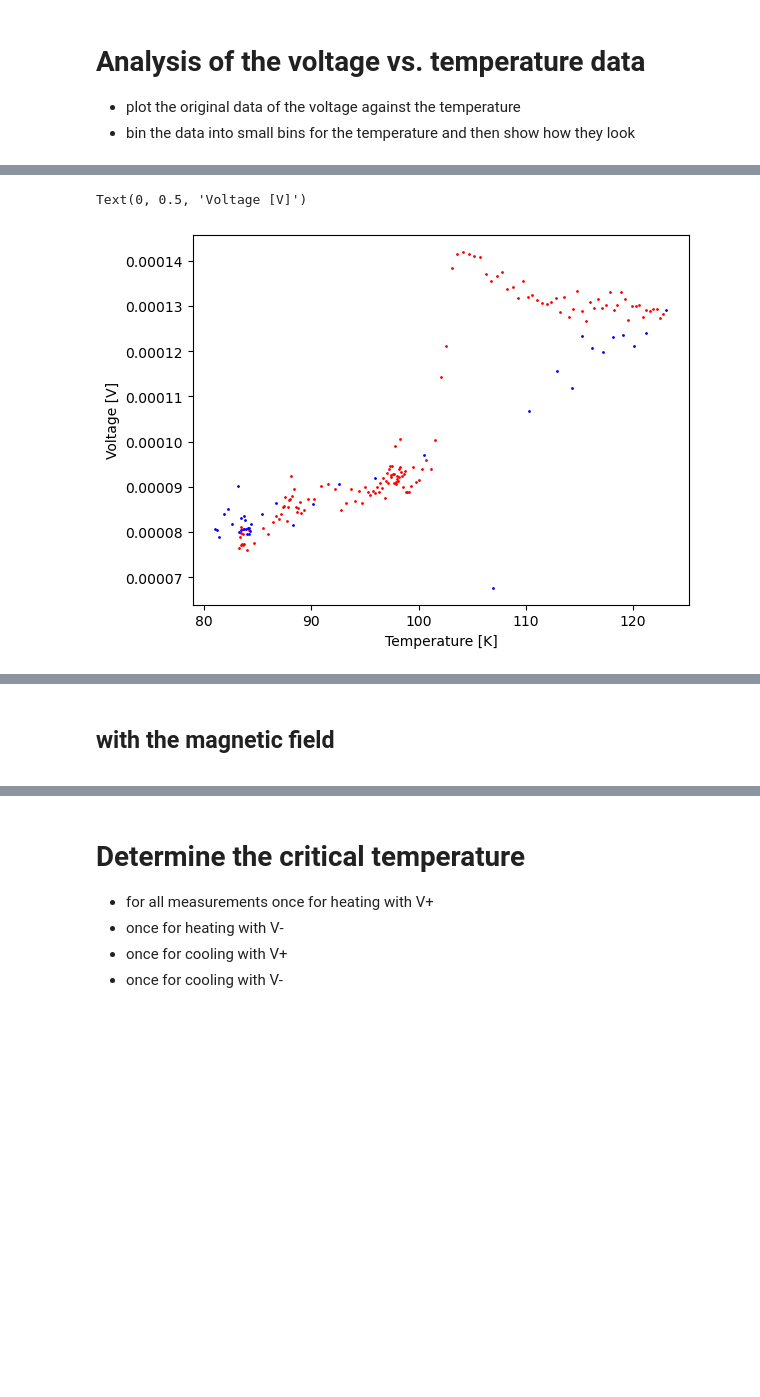
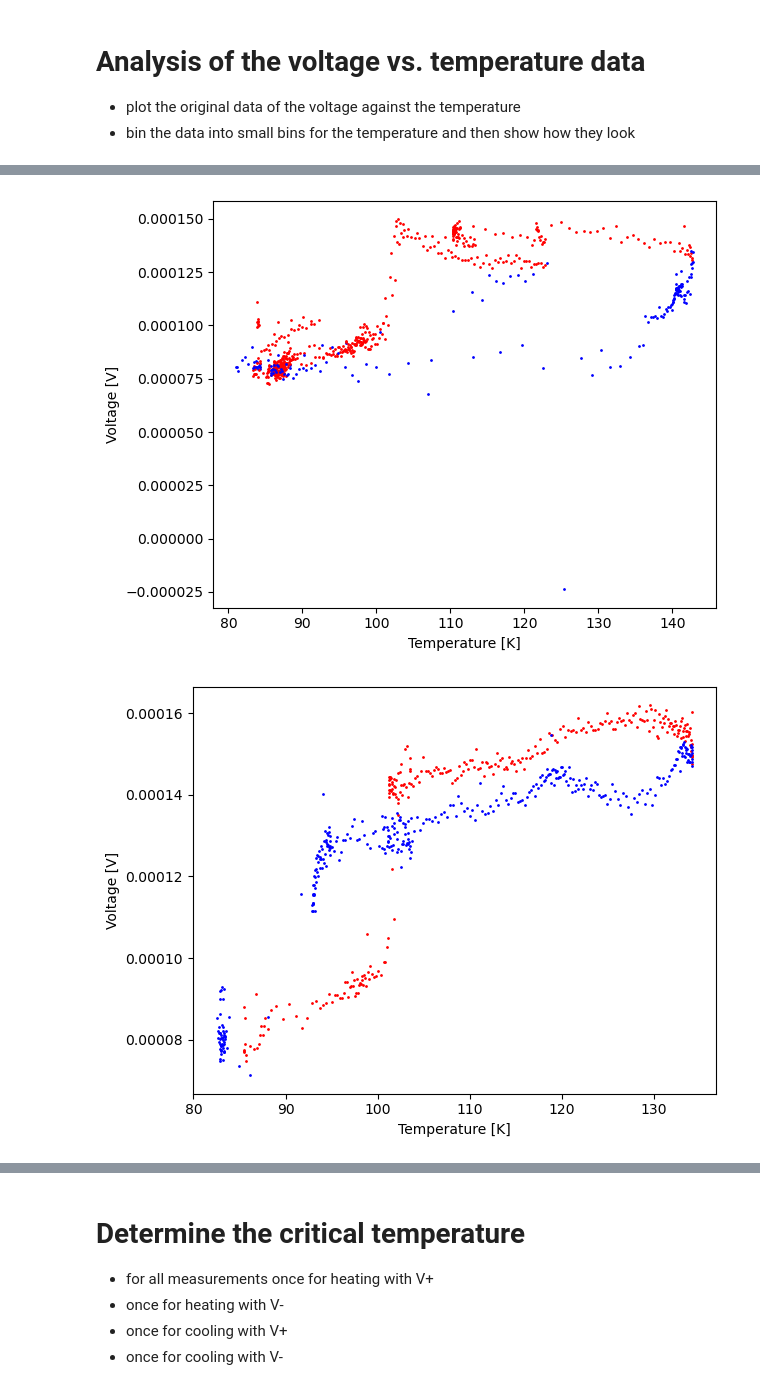
Before and after one commit to JanZur/Solid_state_physics_lab, a Jupyter notebook: solidstates_lab.ipynb, the cells around one changed output, grey strips where cells are left out. Saved outputs shown, nothing was run; the diff lists cells and outputs as text; code cells hidden in the pictures; blank space fills up the shorter version.

```diff
--- a/solidstates_lab.ipynb
+++ b/solidstates_lab.ipynb
@@ -253,37 +253,51 @@ for data in [cooling_data_01, cooling_data_02, cooling_data_03, cooling_data_04,
 #red denotes heating and blue cooling
 plt.scatter(heating_data_01[:,5], heating_data_01[:,2], s = 1, color = 'red')
 plt.scatter(cooling_data_01[:,5], cooling_data_01[:,2], s = 1, color = 'blue')
-
-#fit some function to the data to get the critical temperature
-#fit the data with a polynomial
-#fit the heating data
-heating_data_01_sorted = heating_data_01[heating_data_01[:,5].argsort()]
-#create a polynomial of degree 3
-p = np.polyfit(heating_data_01_sorted[:,5], heating_data_01_sorted[:,2], 10)
-#plot the fit
-plt.plot(heating_data_01_sorted[:,5], np.polyval(p, heating_data_01_sorted[:,5]), color = 'red')
-
-#fit the cooling data
-cooling_data_01_sorted = cooling_data_01[cooling_data_01[:,5].argsort()]
-#create a polynomial of degree 3
-p = np.polyfit(cooling_data_01_sorted[:,5], cooling_data_01_sorted[:,2], 10)
-#plot the fit
-plt.plot(cooling_data_01_sorted[:,5], np.polyval(p, cooling_data_01_sorted[:,5]), color = 'blue')
-
-
-
 plt.xlabel('Temperature [K]')
 plt.ylabel('Voltage [V]')
+plt.tight_layout()
+plt.savefig('heating_cooling_curve_01_Vplus.png')
 plt.show()
 
 plt.scatter(heating_data_02[:,5], heating_data_02[:,2], s = 1, color = 'red')
 plt.scatter(cooling_data_02[:,5], cooling_data_02[:,2], s = 1, color = 'blue')
 plt.xlabel('Temperature [K]')
 plt.ylabel('Voltage [V]')
+plt.tight_layout()
+plt.savefig('heating_cooling_curve_02_Vplus.png')
 plt.show()
 #create that plot for all the measurements
 plt.scatter(heating_data_03[:,5], heating_data_03[:,2], s = 1, color = 'red')
 plt.scatter(cooling_data_03[:,5], cooling_data_03[:,2], s = 1, color = 'blue')
 plt.xlabel('Temperature [K]')
 plt.ylabel('Voltage [V]')
+plt.tight_layout()
+
+plt.savefig('heating_cooling_curve_03_Vplus.png')
+
+
+#same for measurement 3 and 4 with the magnetic field
+plt.scatter(heating_data_04[:,5], heating_data_04[:,2], s = 1, color = 'red')
+plt.scatter(cooling_data_04[:,5], cooling_data_04[:,2], s = 1, color = 'blue')
+plt.xlabel('Temperature [K]')
+plt.ylabel('Voltage [V]')
+plt.tight_layout()
+plt.savefig('heating_cooling_curve_04_Vplus.png')
+plt.show()
+
+plt.scatter(heating_data_05[:,5], heating_data_05[:,2], s = 1, color = 'red')
+plt.scatter(cooling_data_05[:,5], cooling_data_05[:,2], s = 1, color = 'blue')
+plt.xlabel('Temperature [K]')
+plt.ylabel('Voltage [V]')
+plt.tight_layout()
+plt.savefig('heating_cooling_curve_05_Vplus.png')
+plt.show()
+
+#plot for the overnight measurement
+plt.scatter(heating_data_06[:,5], heating_data_06[:,2], s = 1, color = 'red')
+plt.xlabel('Temperature [K]')
+plt.ylabel('Voltage [V]')
+plt.tight_layout()
+plt.savefig('heating_cooling_curve_06_Vplus.png')
+plt.show()
 # %% [output]
@@ -292,2 +306,2 @@ plt.ylabel('Voltage [V]')
-Text(0, 0.5, 'Voltage [V]')
-[figure, old version]
+[figure, new version]
+[figure, added]
@@ -294,3 +308,0 @@ Text(0, 0.5, 'Voltage [V]')
-# %% [markdown]
-## with the magnetic field
->
```
Also changed, not shown: parts of 3 cells of this notebook, 12 other files.
